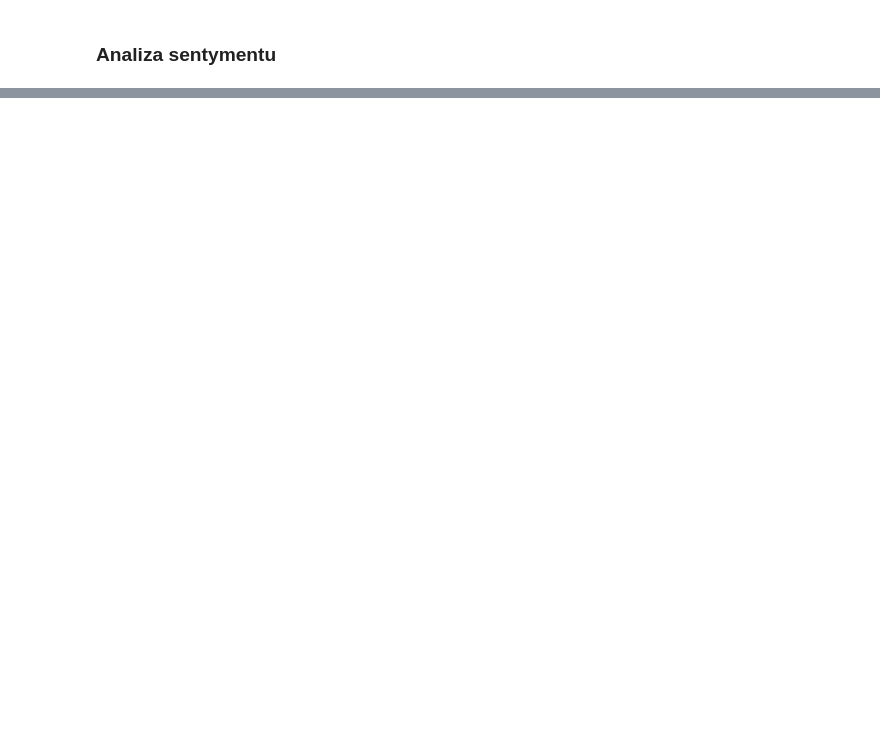
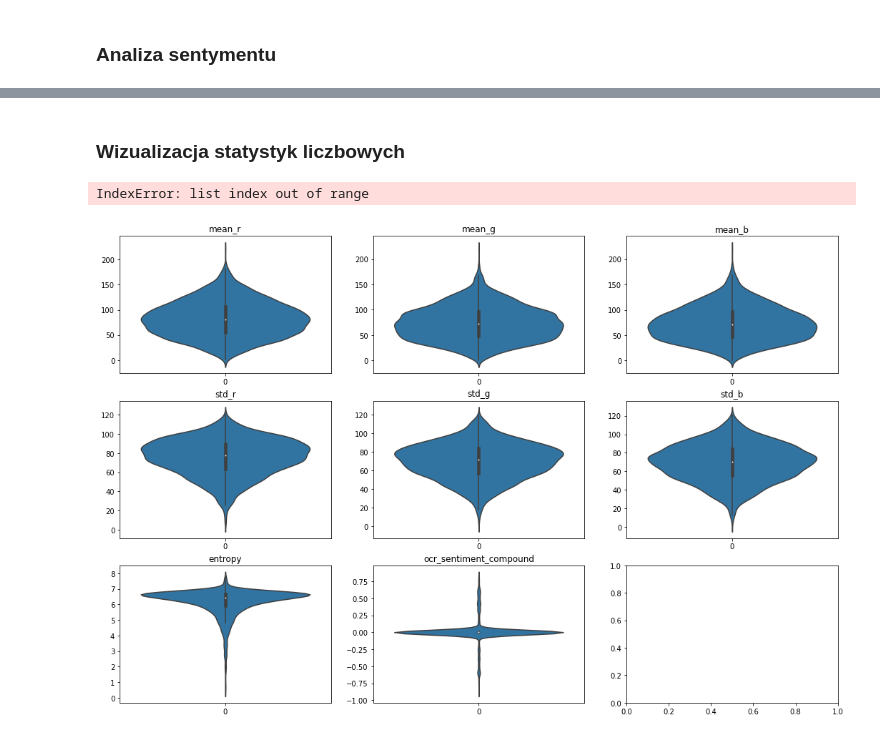
Before and after one commit to AdamKlejda/PED_YT, a Jupyter notebook: Etap2LiLatee_GB.ipynb, the cells around one changed output, grey strips where cells are left out. Saved outputs shown, nothing was run; the diff lists cells and outputs as text; code cells hidden in the pictures; blank space fills up the shorter version.

```diff
--- a/Etap2LiLatee_GB.ipynb
+++ b/Etap2LiLatee_GB.ipynb
@@ -431,0 +416,22 @@ df[:5]
+# %% [markdown]
+### Wizualizacja statystyk liczbowych
+# %%
+import math
+list_of_columns = [
+    'mean_r', 'mean_g', 'mean_b',
+    'std_r', 'std_g', 'std_b',
+    'entropy',
+    'ocr_sentiment_compound'
+]
+n_of_cols = 3
+n_of_rows = int(math.ceil(len(list_of_columns)/n_of_cols))
+fig, axes = plt.subplots(n_of_rows, n_of_cols, figsize=(n_of_cols*6, n_of_rows*4))
+
+data = df.loc[:, list_of_columns]
+for i, row in enumerate(axes):
+    for j, ax in enumerate(row):
+        ax.set_title(list_of_columns[i*n_of_cols+j])
+        sns.violinplot(ax=ax,data=df.loc[:, list_of_columns[i*n_of_cols+j]])
+# %% [output]
+IndexError: list index out of range
+[figure, added]
```
Also changed, not shown: parts of 16 cells of this notebook.
